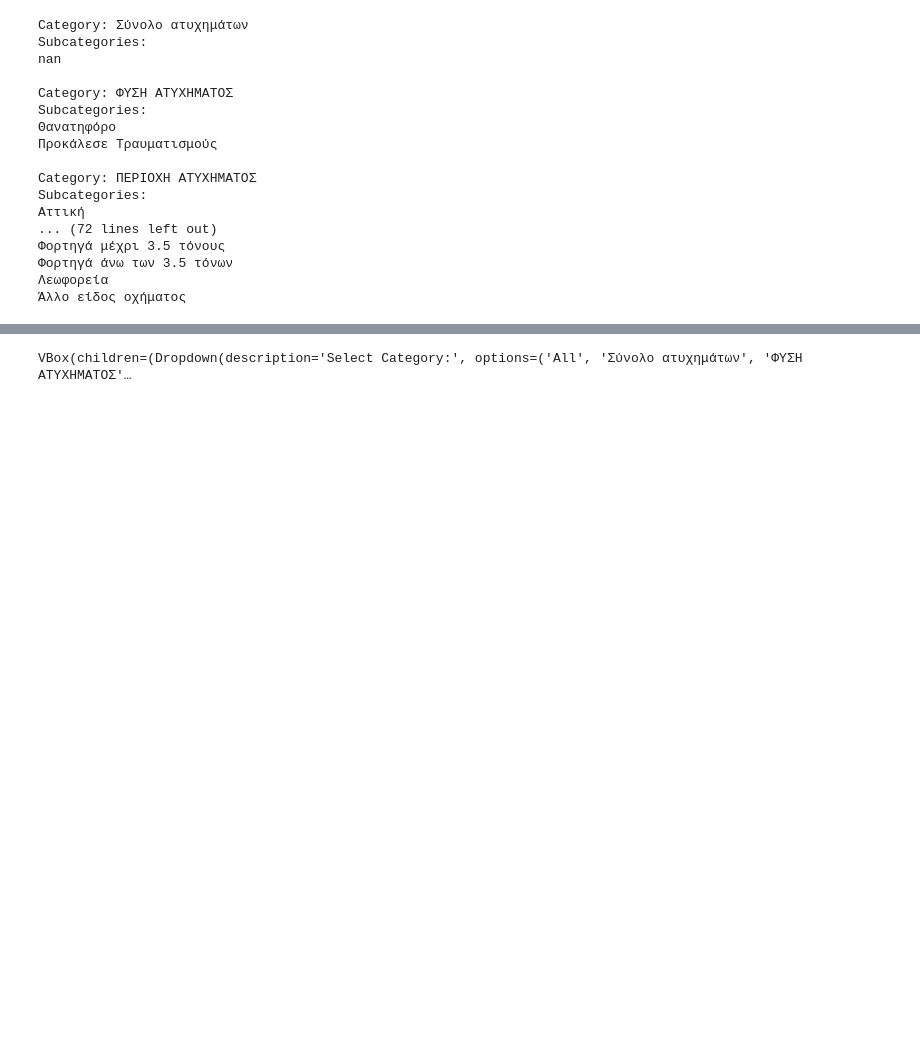
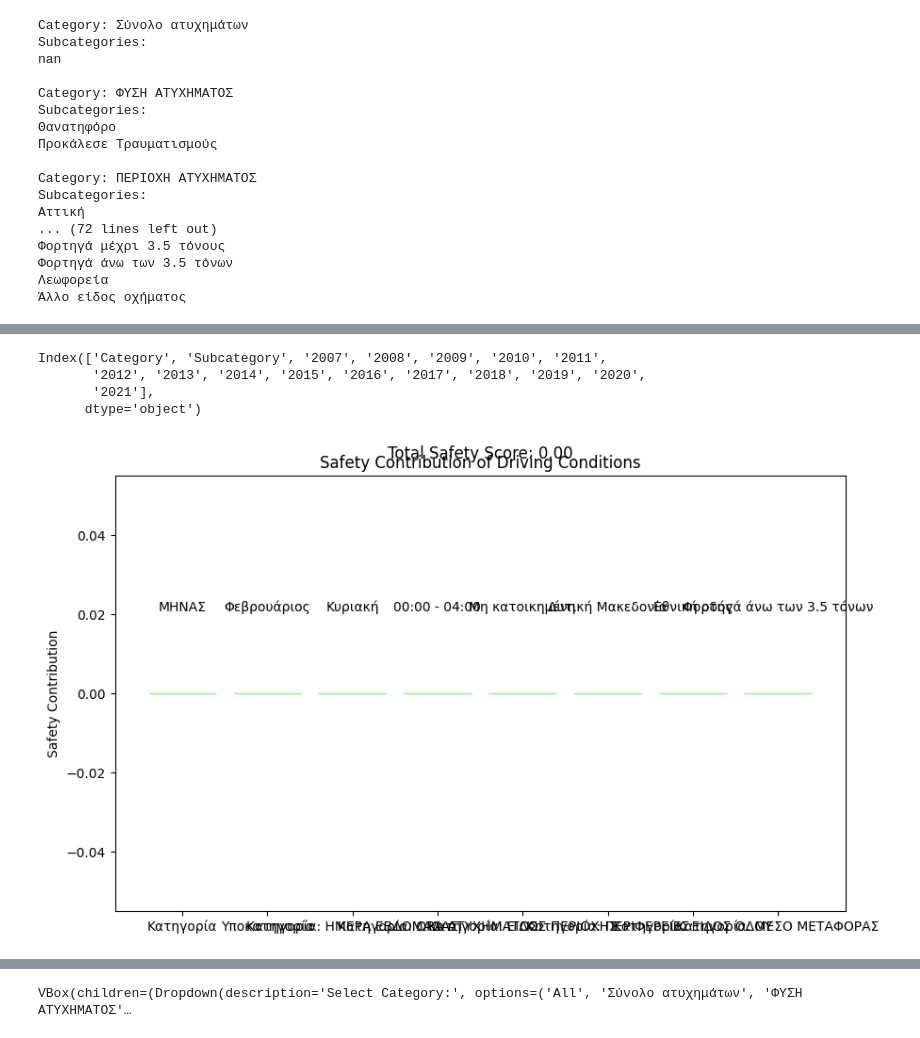
Before and after one commit to hippoghost/CarAccidentAnalysis, a Jupyter notebook: interactive visualizations-Copy1.ipynb, the cells around one changed output, grey strips where cells are left out. Drawn from its saved outputs; the diff is of its cells as text; code cells hidden in the pictures; blank space fills up the shorter version.

```diff
--- a/interactive visualizations-Copy1.ipynb
+++ b/interactive visualizations-Copy1.ipynb
@@ -76,0 +317,62 @@ Subcategories:
+# %%
+df.columns
+# %% [output]
+Index(['Category', 'Subcategory', '2007', '2008', '2009', '2010', '2011',
+       '2012', '2013', '2014', '2015', '2016', '2017', '2018', '2019', '2020',
+       '2021'],
+      dtype='object')
+# %%
+import pandas as pd
+import matplotlib.pyplot as plt
+
+# Load data from the CSV file
+df_path = 'C:/Users/EFKA-PC/Desktop/github1/odika/data.csv'
+df = pd.read_csv(df_path)
+
+# Sample data
+safest_conditions = {
+    'Κατηγορία': 'ΜΗΝΑΣ',
+    'Υποκατηγορία': 'Φεβρουάριος',
+    'Κατηγορία: ΗΜΕΡΑ ΕΒΔΟΜΑΔΑΣ': 'Κυριακή',
+    'Κατηγορία: ΩΡΑ ΑΤΥΧΗΜΑΤΟΣ': '00:00 - 04:00',
+    'Κατηγορία: ΕΙΔΟΣ ΠΕΡΙΟΧΗΣ': 'Μη κατοικημένη',
+    'Κατηγορία: ΠΕΡΙΦΕΡΕΙΕΣ': 'Δυτική Μακεδονία',
+    'Κατηγορία: ΕΙΔΟΣ ΟΔΟΥ': 'Εθνική οδός',
+    'Κατηγορία: ΜΕΣΟ ΜΕΤΑΦΟΡΑΣ': 'Φορτηγά άνω των 3.5 τόνων'
+}
+
+# Calculate weights based on the data
+weights = {}
+for condition, value in safest_conditions.items():
+    condition_values = df[df['Category'] == condition]['Subcategory'].unique()
+    total_weight = df[(df['Category'] == condition) & (df['Subcategory'] == value)].shape[0]
+    weights[condition] = total_weight / df.shape[0]
+
+# Calculate total safety score
+total_score = sum(weights[condition] for condition in safest_conditions)
+
+# Plotting
+fig, ax = plt.subplots(figsize=(10, 6))
+
+# Create a bar chart with weighted values
+bars = ax.bar(safest_conditions.keys(), [weights[condition] for condition in safest_conditions], color='green')
+
+# Highlighting the conditions in proportion to their safety contribution
+for bar in bars:
+    bar.set_color('lightgreen')
+
+# Adding labels and title
+ax.set_ylabel('Safety Contribution')
+ax.set_title('Safety Contribution of Driving Conditions')
+
+# Show the total safety score
+ax.text(0.5, 1.05, f'Total Safety Score: {total_score:.2f}', transform=ax.transAxes, ha='center', va='center', fontsize=12)
+
+# Adding labels to the bars
+for bar, condition in zip(bars, safest_conditions.values()):
+    ax.text(bar.get_x() + bar.get_width() / 2, bar.get_height() + 0.02, condition, ha='center', va='bottom')
+
+# Show the plot
+plt.show()
+# %% [output]
+[figure, added]
```
Also changed, not shown: parts of 12 cells of this notebook.
